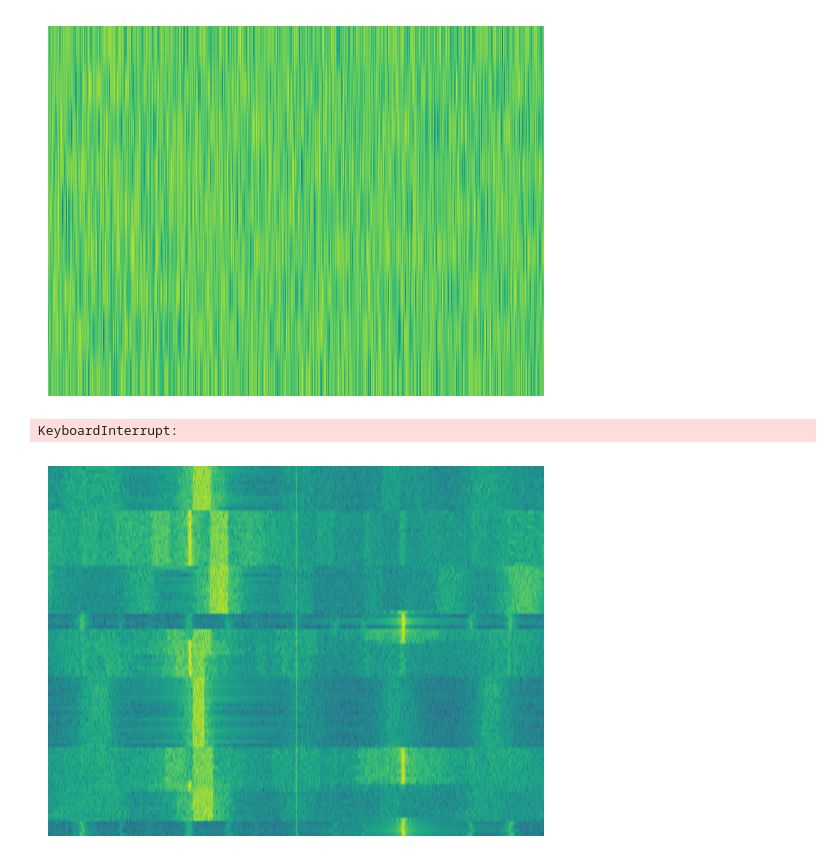
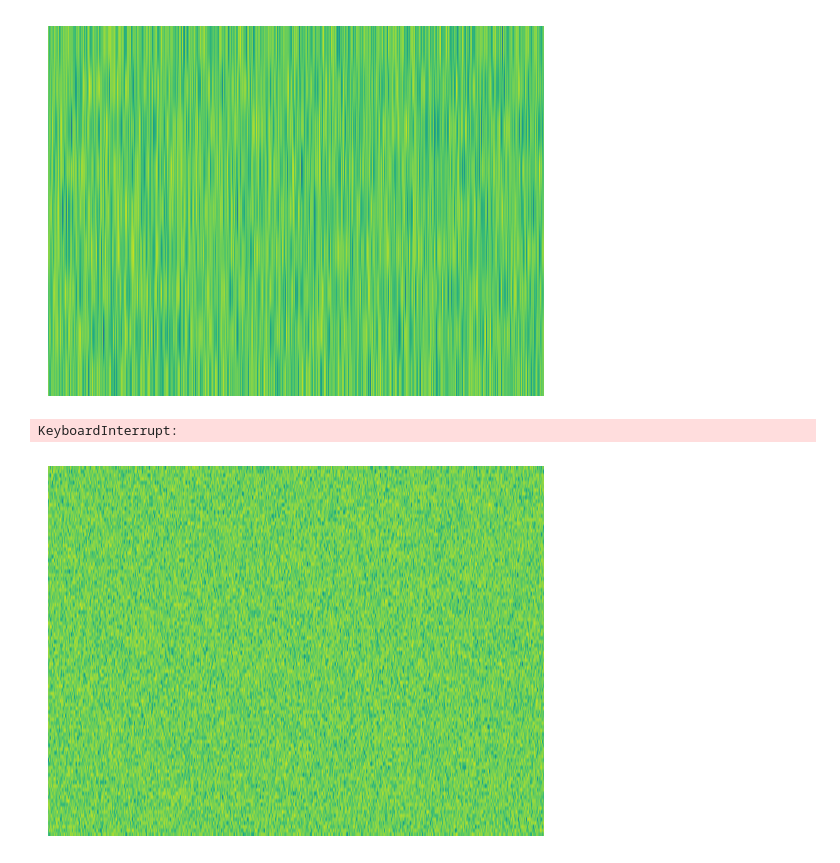
Before and after one commit to Varots/My_thesis, a Jupyter notebook: Waterfall_generator.ipynb, the cells around one changed output. Saved outputs shown, nothing was run; the diff lists cells and outputs as text; code cells hidden in the pictures.

```diff
--- a/Waterfall_generator.ipynb
+++ b/Waterfall_generator.ipynb
@@ -22,22 +22,22 @@ plt.show()
 # %% [output]
 [figure]
 # %%
-tx_ch=np.fromfile(open("tx_channel"), dtype=np.complex64)
+jammed_ch=np.fromfile(open("jammed_channel"), dtype=np.complex64)
 # %%
-num_waterfall=4000
+num_waterfall=400
 fft_size=1024
 waterfall_size=100
-samp_rate=41.44*10e6
+samp_rate=41.44*1e6
 index=0
 for j in range(num_waterfall):
-    x=tx_ch[index:index+(fft_size*waterfall_size)]
+    x=jammed_ch[index:index+(fft_size*waterfall_size)]
     spectrogram=np.zeros((waterfall_size, fft_size))
     for i in range(waterfall_size):
         spectrogram[i,:] = np.log10(np.abs(np.fft.fftshift(np.fft.fft(x[i*fft_size:(i+1)*fft_size])))**2)
     plt.imshow(spectrogram, aspect='auto', extent = [samp_rate/-2/1e6, samp_rate/2/1e6, 0, len(x)/samp_rate])
     plt.axis("off")
-    plt.savefig("./data/wat_test/"+"0"+ str(j)+".png")
+    plt.savefig("./waterfall_jammed/"+"2"+ str(j)+".png")
     index=index+(fft_size*waterfall_size)
 # %% [output]
 KeyboardInterrupt:
-[figure, old version]
+[figure, new version]
```
Also changed, not shown: parts of 1 cell of this notebook, 1 other file.
